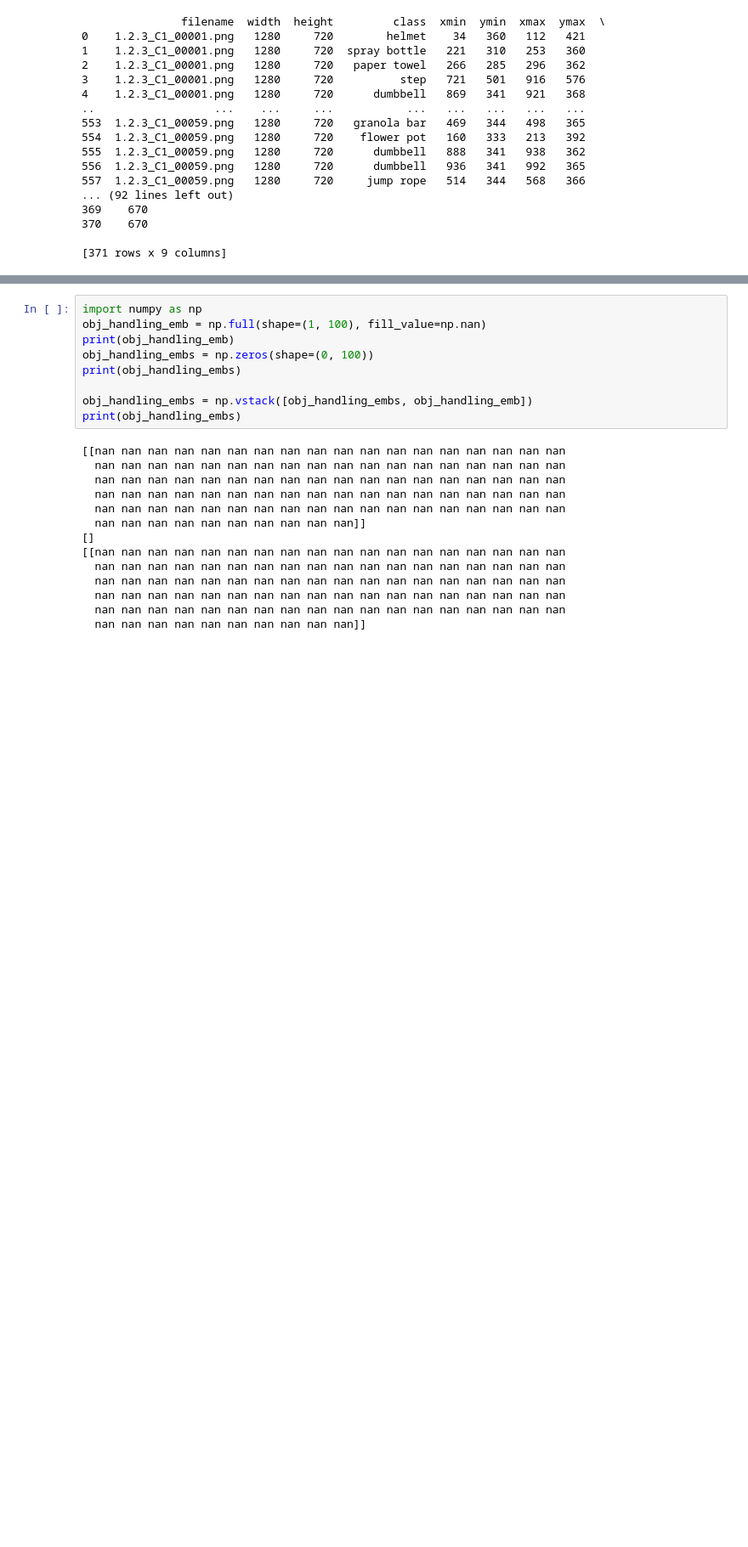
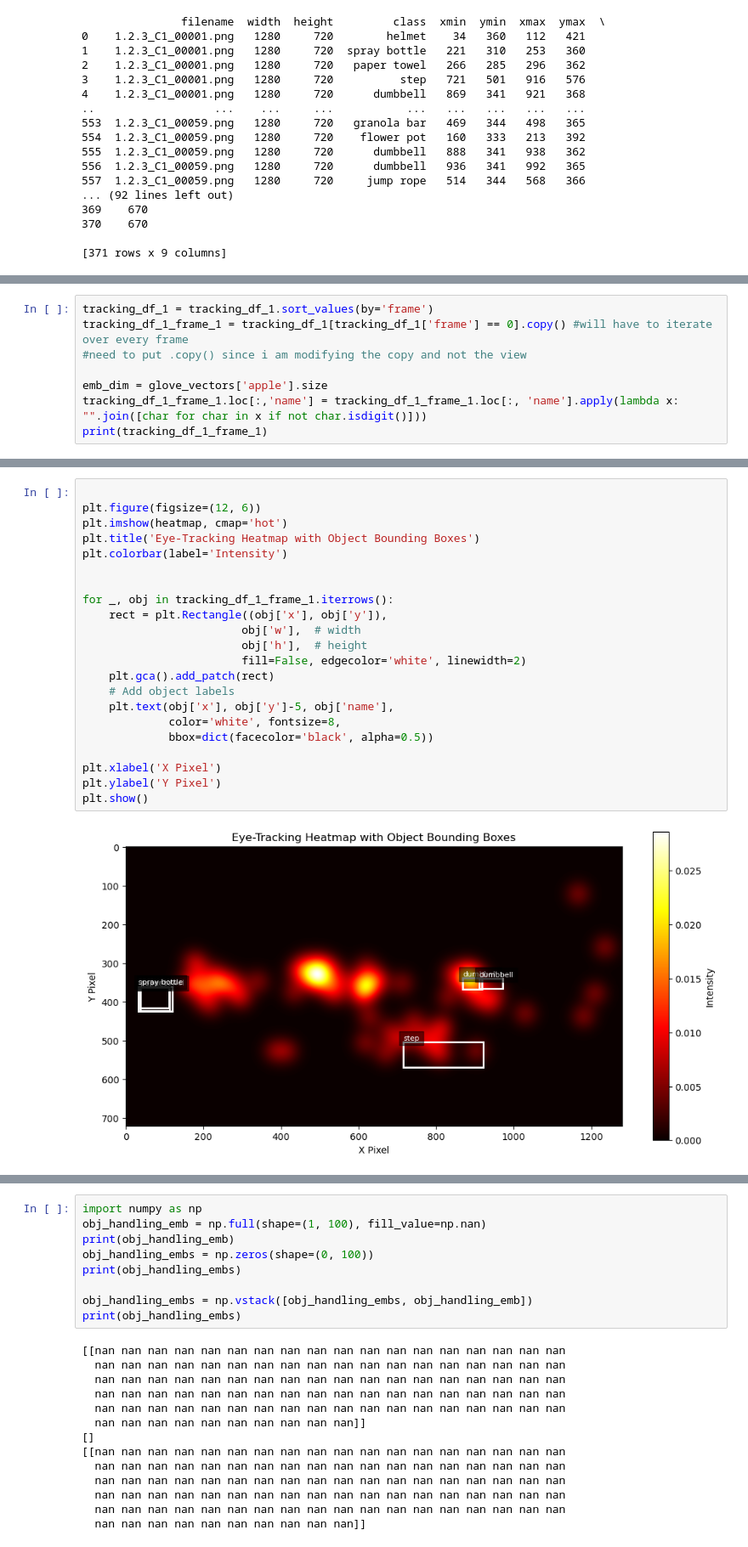
Before and after one commit to AndrewZhang599/extended-event-modeling, a Jupyter notebook: src/preprocess_features/andrew_testing_preprocessing.ipynb, the cells around one changed output, grey strips where cells are left out. Shown at 85% size. Saved outputs shown, nothing was run; the diff lists cells and outputs as text; blank space fills up the shorter version.

```diff
--- a/src/preprocess_features/andrew_testing_preprocessing.ipynb
+++ b/src/preprocess_features/andrew_testing_preprocessing.ipynb
@@ -112,0 +95,8 @@ print(tracking_df_1_frame_1)
+# %%
+tracking_df_1 = tracking_df_1.sort_values(by='frame')
+tracking_df_1_frame_1 = tracking_df_1[tracking_df_1['frame'] == 0].copy() #will have to iterate over every frame
+#need to put .copy() since i am modifying the copy and not the view
+
+emb_dim = glove_vectors['apple'].size
+tracking_df_1_frame_1.loc[:,'name'] = tracking_df_1_frame_1.loc[:, 'name'].apply(lambda x: "".join([char for char in x if not char.isdigit()]))
+print(tracking_df_1_frame_1)
@@ -112,0 +250,24 @@ print(tracking_df_1_frame_1)
+# %%
+
+plt.figure(figsize=(12, 6))
+plt.imshow(heatmap, cmap='hot')
+plt.title('Eye-Tracking Heatmap with Object Bounding Boxes')
+plt.colorbar(label='Intensity')
+
+
+for _, obj in tracking_df_1_frame_1.iterrows():
+    rect = plt.Rectangle((obj['x'], obj['y']),
+                        obj['w'],  # width
+                        obj['h'],  # height
+                        fill=False, edgecolor='white', linewidth=2)
+    plt.gca().add_patch(rect)
+    # Add object labels
+    plt.text(obj['x'], obj['y']-5, obj['name'],
+             color='white', fontsize=8,
+             bbox=dict(facecolor='black', alpha=0.5))
+
+plt.xlabel('X Pixel')
+plt.ylabel('Y Pixel')
+plt.show()
+# %% [output]
+[figure, added]
```
Also changed, not shown: parts of 12 cells of this notebook, 2 other files.
